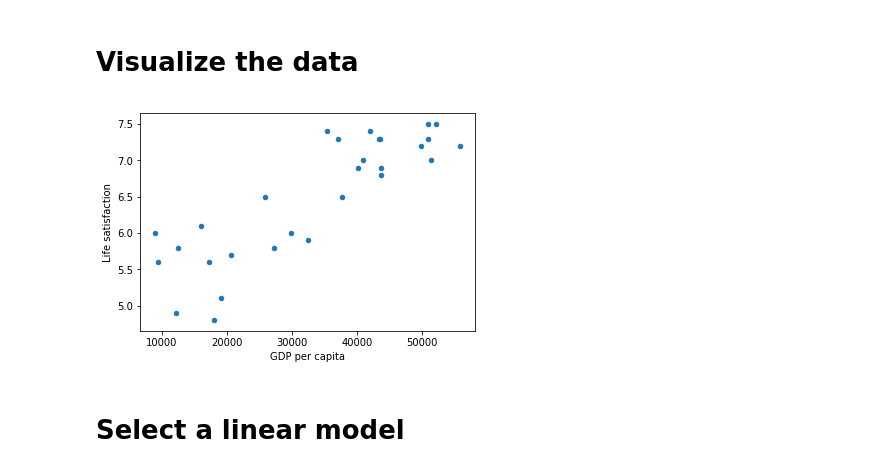
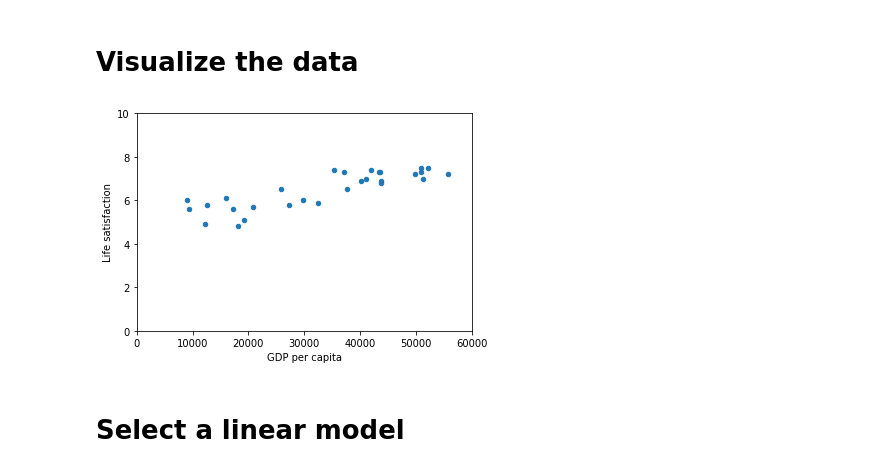
Before and after one commit to stigbd/handson-ml, a Jupyter notebook: example-1-1_Tranining_and_running_a_linear_model_using_Scikit-learn.ipynb, the cells around one changed output. Saved outputs shown, nothing was run; the diff lists cells and outputs as text; code cells hidden in the pictures.

```diff
--- a/example-1-1_Tranining_and_running_a_linear_model_using_Scikit-learn.ipynb
+++ b/example-1-1_Tranining_and_running_a_linear_model_using_Scikit-learn.ipynb
@@ -79,9 +67,11 @@ y = np.c_[country_stats["Life satisfaction"]]
 # Visualize the data
 # %%
 country_stats.plot(kind='scatter', x="GDP per capita", y='Life satisfaction')
+plt.axis([0, 60000, 0, 10])
+X=np.linspace(0, 60000, 1000)
 plt.show()
 # %% [output]
-[figure, old version]
+[figure, new version]
 # %% [markdown]
 # Select a linear model
 # %%
```
Also changed, not shown: parts of 1 cell of this notebook.
